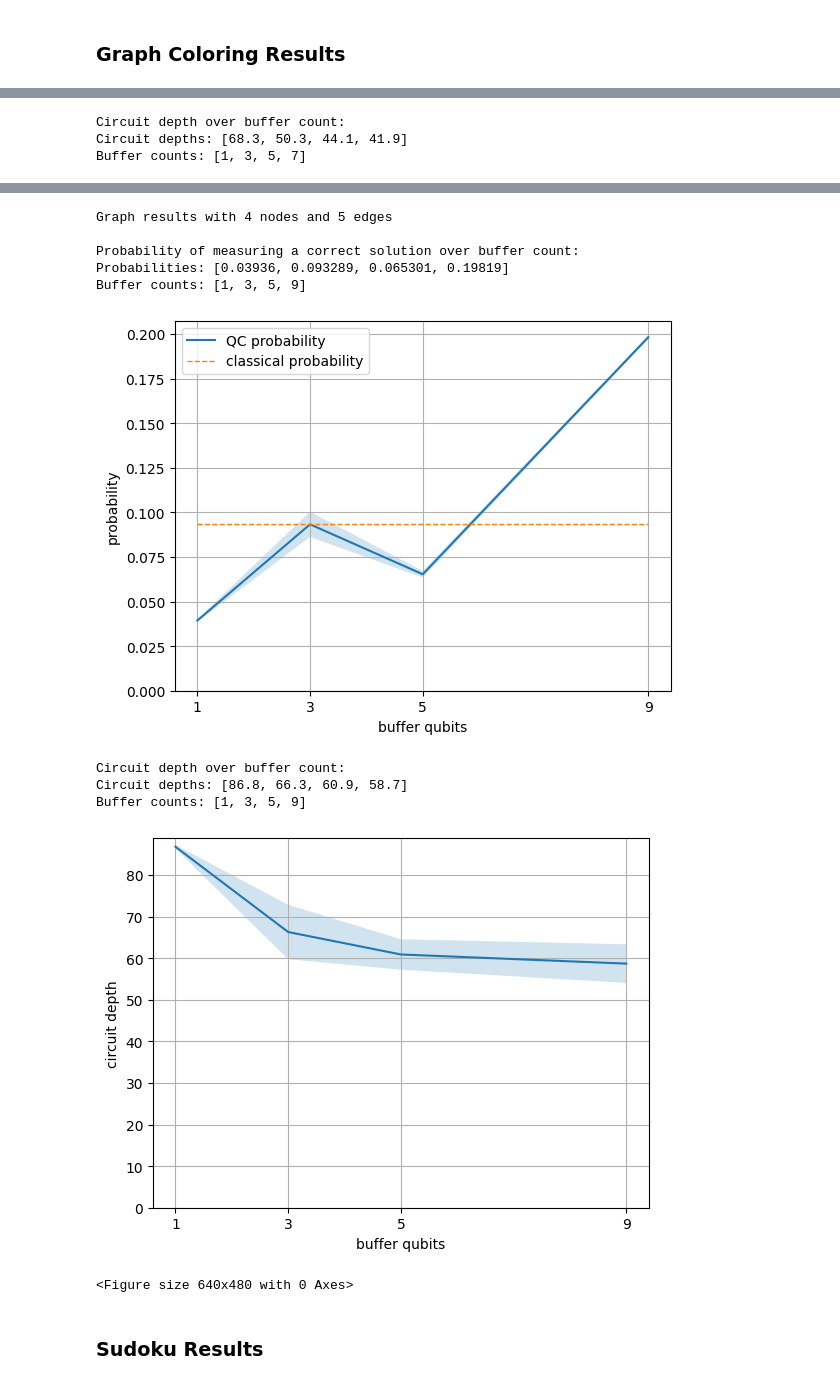
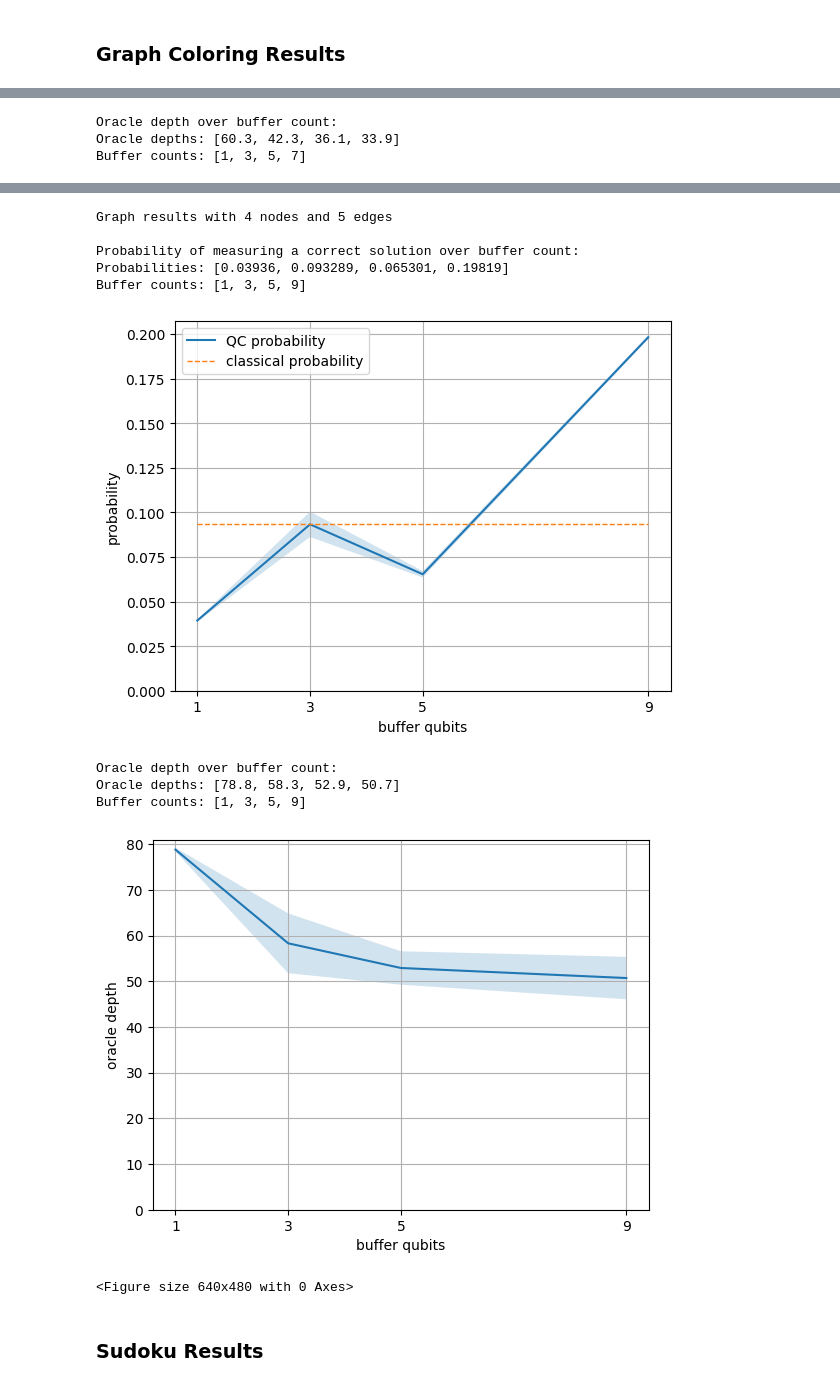
Before and after one commit to westoun/gospl, a Jupyter notebook: evaluation/evaluation.ipynb, the cells around one changed output, grey strips where cells are left out. Cells and saved outputs as stored; diff of their text form; code cells hidden in the pictures.

Commit message:
Replace circuit depth with oracle depth

```diff
--- a/evaluation/evaluation.ipynb
+++ b/evaluation/evaluation.ipynb
@@ -202,6 +204,17 @@ def compute_graph_coloring_search_space_sizes(experiments: List) -> List[int]:
     search_space_sizes = list(set(search_space_sizes))
     search_space_sizes.sort()
     return search_space_sizes
+# %%
+def get_oracle_depths(experiments: List) -> List[float]:
+    oracle_depths = []
+
+    for experiment in experiments:
+        # -1 for hadamard layer
+        # -7 for diffusor
+        oracle_depth = experiment["encoding"]["depth"] - 7 - 1
+        oracle_depths.append(oracle_depth)
+
+    return oracle_depths
 # %% [markdown]
 ## Visualization Functions
 # %%
@@ -324,12 +337,12 @@ def plot_gate_count_per_buffer_count(experiments: List, target_path: None):
     plt.show()
     plt.clf()
 # %%
-def plot_circuit_depth_per_buffer_count(experiments: List, target_path: None):
+def plot_oracle_depth_per_buffer_count(experiments: List, target_path: None):
     buffer_counts = get_buffer_counts(experiments)
 
     x = []
-    mean_circuit_depths = []
-    std_circuit_depths = []
+    mean_oracle_depths = []
+    std_oracle_depths = []
 
     for buffer_count in buffer_counts:
         rel_experiments = filter_experiments(experiments, params={
@@ -344,29 +357,29 @@ def plot_circuit_depth_per_buffer_count(experiments: List, target_path: None):
         else:
             x.append(buffer_count)
 
-        circuit_depths = get_circuit_depths(rel_experiments)
+        oracle_depths = get_oracle_depths(rel_experiments)
 
-        mean_circuit_depths.append(mean(circuit_depths))
-        std_circuit_depths.append(stdev(circuit_depths))
+        mean_oracle_depths.append(mean(oracle_depths))
+        std_oracle_depths.append(stdev(oracle_depths))
 
     ax = plt.subplot()
 
-    ax.plot(x, mean_circuit_depths)
+    ax.plot(x, mean_oracle_depths)
 
-    lower_bounds = [value - std for value, std in zip(mean_circuit_depths, std_circuit_depths)]
-    upper_bounds = [value + std for value, std in zip(mean_circuit_depths, std_circuit_depths)]
+    lower_bounds = [value - std for value, std in zip(mean_oracle_depths, std_oracle_depths)]
+    upper_bounds = [value + std for value, std in zip(mean_oracle_depths, std_oracle_depths)]
 
     ax.fill_between(
         x, lower_bounds, upper_bounds, alpha=0.2
     )
 
     ax.set_xlabel("buffer qubits")
-    ax.set_ylabel("circuit depth")
+    ax.set_ylabel("oracle depth")
     ax.set_xticks(x)
 
     ax.set_ylim(0)
 
-    print("Circuit depths:", mean_circuit_depths)
+    print("Oracle depths:", mean_oracle_depths)
     print("Buffer counts:", x)
 
     plt.grid()
@@ -418,8 +431,8 @@ for edge_count in edge_counts:
         classical_probability=classical_probability
     )
 
-    print("Circuit depth over buffer count:")
-    plot_circuit_depth_per_buffer_count(
+    print("Oracle depth over buffer count:")
+    plot_oracle_depth_per_buffer_count(
         rel_graph_coloring_experiments, target_path=f"figures/graph_coloring_{node_counts[0]}n_{edge_count}e_circuit_depths.png"
     )
 # %% [output]
@@ -429,6 +442,6 @@ Probability of measuring a correct solution over buffer count:
 Probabilities: [0.145949, 0.224355, 0.251454, 0.646403]
 Buffer counts: [1, 3, 5, 7]
 [figure]
-Circuit depth over buffer count:
-Circuit depths: [68.3, 50.3, 44.1, 41.9]
+Oracle depth over buffer count:
+Oracle depths: [60.3, 42.3, 36.1, 33.9]
 Buffer counts: [1, 3, 5, 7]
@@ -436,13 +449,13 @@ Buffer counts: [1, 3, 5, 7]
 Graph results with 4 nodes and 5 edges
 
 Probability of measuring a correct solution over buffer count:
 Probabilities: [0.03936, 0.093289, 0.065301, 0.19819]
 Buffer counts: [1, 3, 5, 9]
 [figure]
-Circuit depth over buffer count:
-Circuit depths: [86.8, 66.3, 60.9, 58.7]
+Oracle depth over buffer count:
+Oracle depths: [78.8, 58.3, 52.9, 50.7]
 Buffer counts: [1, 3, 5, 9]
-[figure, old version]
+[figure, new version]
 <Figure size 640x480 with 0 Axes>
 # %% [markdown]
 ### Sudoku Results
```
Also changed, not shown: parts of 4 cells of this notebook.
